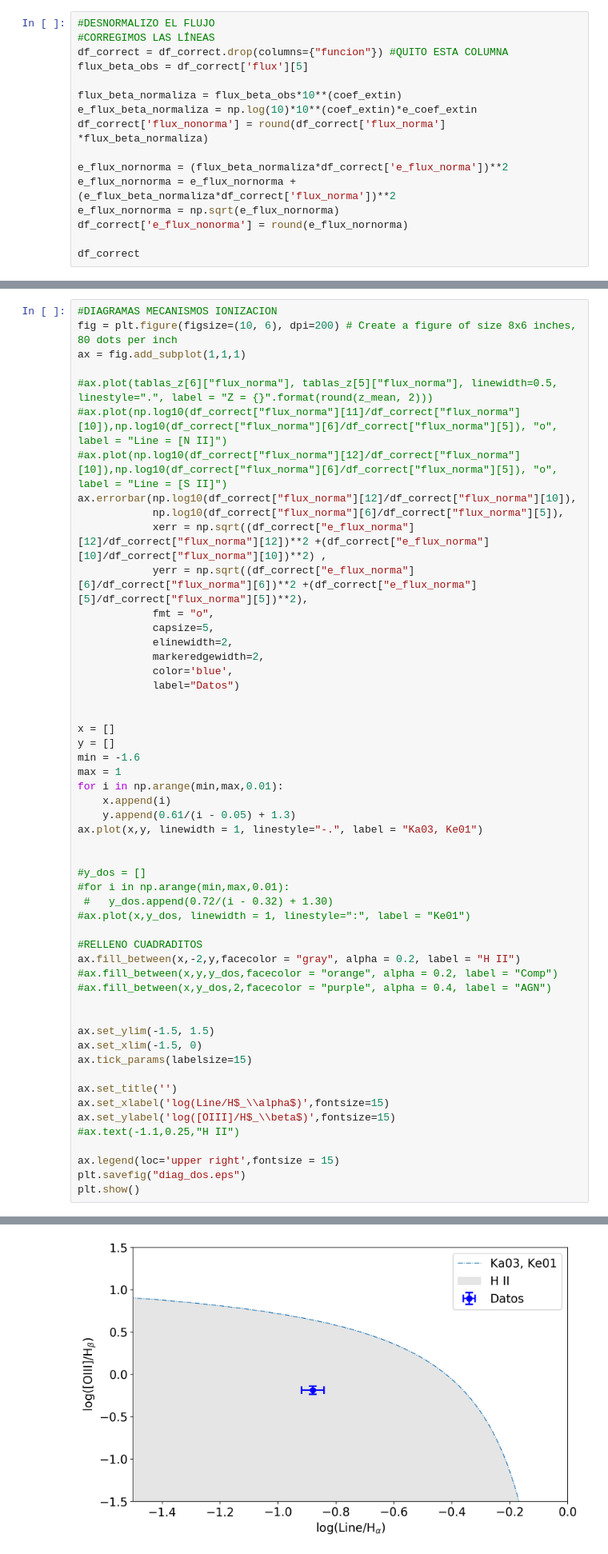
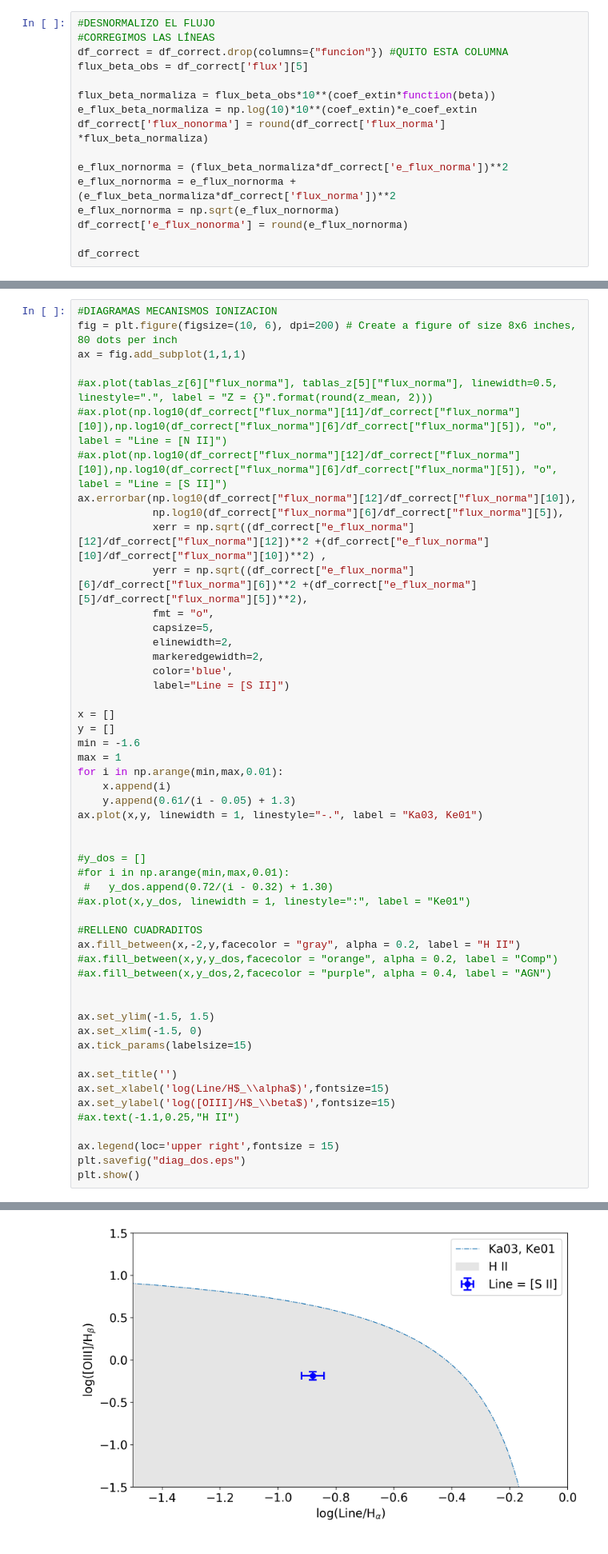
Before and after one commit to imrphys/scripts-galaxias, a Jupyter notebook: lines.ipynb, the cells around one changed output, grey strips where cells are left out. Shown at 80% size. Cells and saved outputs as stored; diff of their text form.

```diff
--- a/lines.ipynb
+++ b/lines.ipynb
@@ -265,7 +265,7 @@ Intens_ratio = 1.4435786265411223 $\pm$ 0.08548503864047993
 df_correct = df_correct.drop(columns={"funcion"}) #QUITO ESTA COLUMNA
 flux_beta_obs = df_correct['flux'][5]
 
-flux_beta_normaliza = flux_beta_obs*10**(coef_extin)
+flux_beta_normaliza = flux_beta_obs*10**(coef_extin*function(beta))
 e_flux_beta_normaliza = np.log(10)*10**(coef_extin)*e_coef_extin
 df_correct['flux_nonorma'] = round(df_correct['flux_norma'] *flux_beta_normaliza)
 
@@ -375,8 +375,7 @@ ax.errorbar(np.log10(df_correct["flux_norma"][12]/df_correct["flux_norma"][10]),
             elinewidth=2,
             markeredgewidth=2,
             color='blue',
-            label="Datos")
-
+            label="Line = [S II]")
 
 x = []
 y = []
@@ -389,34 +388,34 @@ ax.plot(x,y, linewidth = 1, linestyle="-.", label = "Ka03, Ke01")
 
 
 #y_dos = []
 #for i in np.arange(min,max,0.01):
  #   y_dos.append(0.72/(i - 0.32) + 1.30)
 #ax.plot(x,y_dos, linewidth = 1, linestyle=":", label = "Ke01")
 
 #RELLENO CUADRADITOS
 ax.fill_between(x,-2,y,facecolor = "gray", alpha = 0.2, label = "H II")
 #ax.fill_between(x,y,y_dos,facecolor = "orange", alpha = 0.2, label = "Comp")
 #ax.fill_between(x,y_dos,2,facecolor = "purple", alpha = 0.4, label = "AGN")
 
 
 ax.set_ylim(-1.5, 1.5)
 ax.set_xlim(-1.5, 0)
 ax.tick_params(labelsize=15)
 
 ax.set_title('')
 ax.set_xlabel('log(Line/H$_\\alpha$)',fontsize=15)
 ax.set_ylabel('log([OIII]/H$_\\beta$)',fontsize=15)
 #ax.text(-1.1,0.25,"H II")
 
 ax.legend(loc='upper right',fontsize = 15)
 plt.savefig("diag_dos.eps")
 plt.show()
 # %% [output]
 The PostScript backend does not support transparency; partially transparent artists will be rendered opaque.
 The PostScript backend does not support transparency; partially transparent artists will be rendered opaque.
 The PostScript backend does not support transparency; partially transparent artists will be rendered opaque.
 The PostScript backend does not support transparency; partially transparent artists will be rendered opaque.
-[figure, old version]
+[figure, new version]
 # %%
 #DENSIDAD ELECTRONICA
 N_e = df_correct["flux_norma"][12]/df_correct["flux_norma"][13]
```
Also changed, not shown: parts of 1 cell of this notebook.
